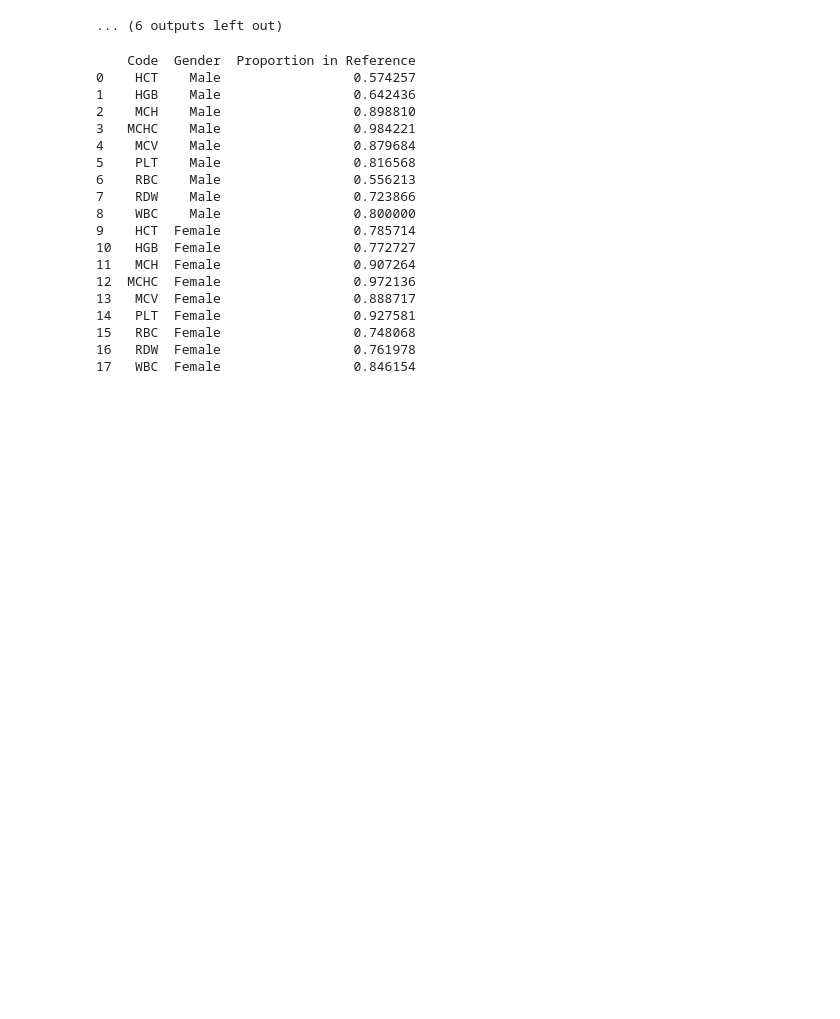
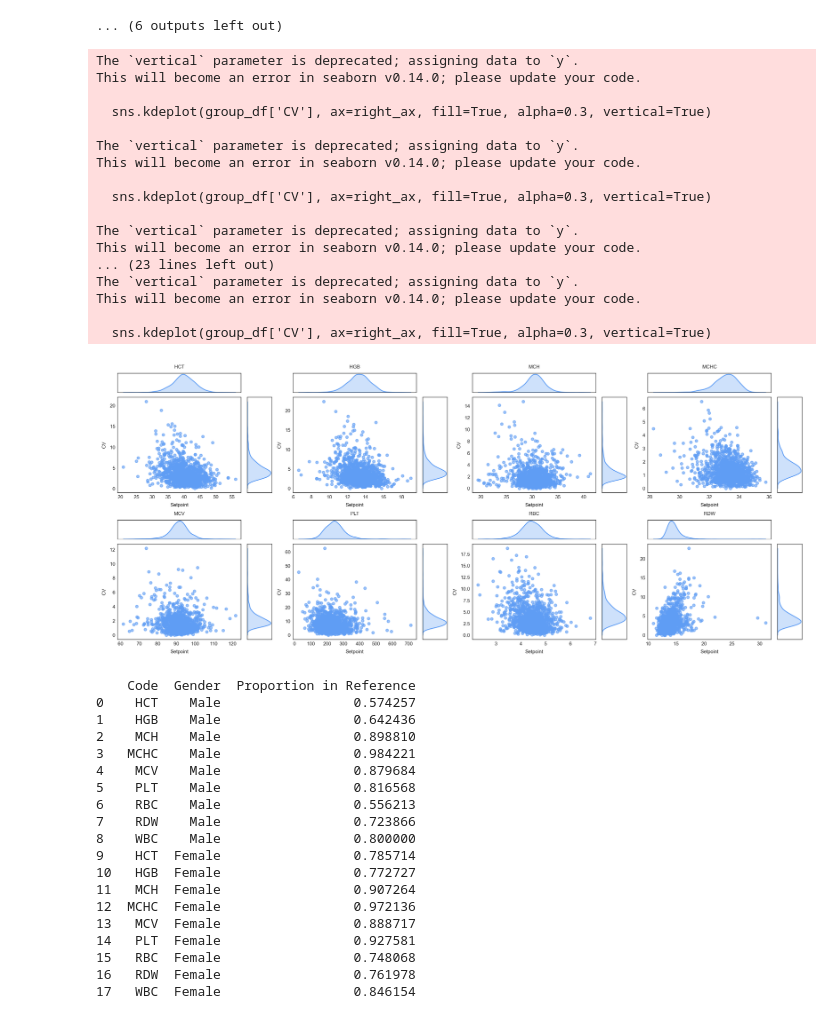
Before and after one commit to aashnapshah/setpoint, a Jupyter notebook: notebooks/data_viz.ipynb, the cells around one changed output. Cells and saved outputs as stored; diff of their text form; code cells hidden in the pictures; blank space fills up the shorter version.

```diff
--- a/notebooks/data_viz.ipynb
+++ b/notebooks/data_viz.ipynb
@@ -394,6 +391,75 @@ for group, group_df in df.groupby(['code']):
 2965
 [figure]
 ... (6 outputs left out)
+# %%
+import matplotlib.pyplot as plt
+import seaborn as sns
+import numpy as np
+
+# Define grid size
+rows, cols = 2, 4
+num_codes = len(setpoint_df['code'].unique())
+fig, axes = plt.subplots(rows, cols, figsize=(12, 5), constrained_layout=True)
+
+# Flatten axes for easy iteration
+axes = axes.flatten()
+
+# Iterate over each group
+setpoint_df = setpoint_df[setpoint_df['code'] != 'WBC']
+setpoint_df['CV'] = setpoint_df['uncertainty'] * 100
+for i, (group, group_df) in enumerate(setpoint_df.groupby('code')):
+
+    main_ax = axes[i]
+
+    # Create scatter plot
+    main_ax.scatter(group_df['setpoint'], group_df['CV'], alpha=0.6, s=10)
+    main_ax.set_xlabel('Setpoint')
+    main_ax.set_ylabel('CV')
+    main_ax.set_title(f"{group}")
+
+    # Create KDE density plots
+    top_ax = main_ax.inset_axes([0, 1.05, 1, 0.2], transform=main_ax.transAxes)  # Top density
+    right_ax = main_ax.inset_axes([1.05, 0, 0.2, 1], transform=main_ax.transAxes)  # Right density
+
+    sns.kdeplot(group_df['setpoint'], ax=top_ax, fill=True, alpha=0.3)
+    sns.kdeplot(group_df['CV'], ax=right_ax, fill=True, alpha=0.3, vertical=True)
+
+    # Hide ticks for marginal plots
+    top_ax.set_title('')
+    top_ax.set_xlabel('')
+    top_ax.set_ylabel('')
+    top_ax.set_xticks([])
+    top_ax.set_yticks([])
+    right_ax.set_title('')
+    right_ax.set_xlabel('')
+    right_ax.set_ylabel('')
+    right_ax.set_xticks([])
+    right_ax.set_yticks([])
+
+# Hide unused subplots if there are fewer than 9 groups
+for j in range(i + 1, rows * cols):
+    fig.delaxes(axes[j])
+
+plt.show()
+# %% [output]
+The `vertical` parameter is deprecated; assigning data to `y`.
+This will become an error in seaborn v0.14.0; please update your code.
+
+  sns.kdeplot(group_df['CV'], ax=right_ax, fill=True, alpha=0.3, vertical=True)
+
+The `vertical` parameter is deprecated; assigning data to `y`.
+This will become an error in seaborn v0.14.0; please update your code.
+
+  sns.kdeplot(group_df['CV'], ax=right_ax, fill=True, alpha=0.3, vertical=True)
+
+The `vertical` parameter is deprecated; assigning data to `y`.
+This will become an error in seaborn v0.14.0; please update your code.
+... (23 lines left out)
+The `vertical` parameter is deprecated; assigning data to `y`.
+This will become an error in seaborn v0.14.0; please update your code.
+
+  sns.kdeplot(group_df['CV'], ax=right_ax, fill=True, alpha=0.3, vertical=True)
+[figure, added]
 # %%
 proportions_df = pd.DataFrame(proportions_in_reference).T.reset_index().rename(columns={'level_0': 'Code', 'M': 'Male', 'F': 'Female'})
 proportions_df = proportions_df.melt(id_vars=('Code'), value_vars=('Male', 'Female'), var_name='Gender', value_name='Proportion in Reference')
```
Also changed, not shown: parts of 4 cells of this notebook, 3 other files.
